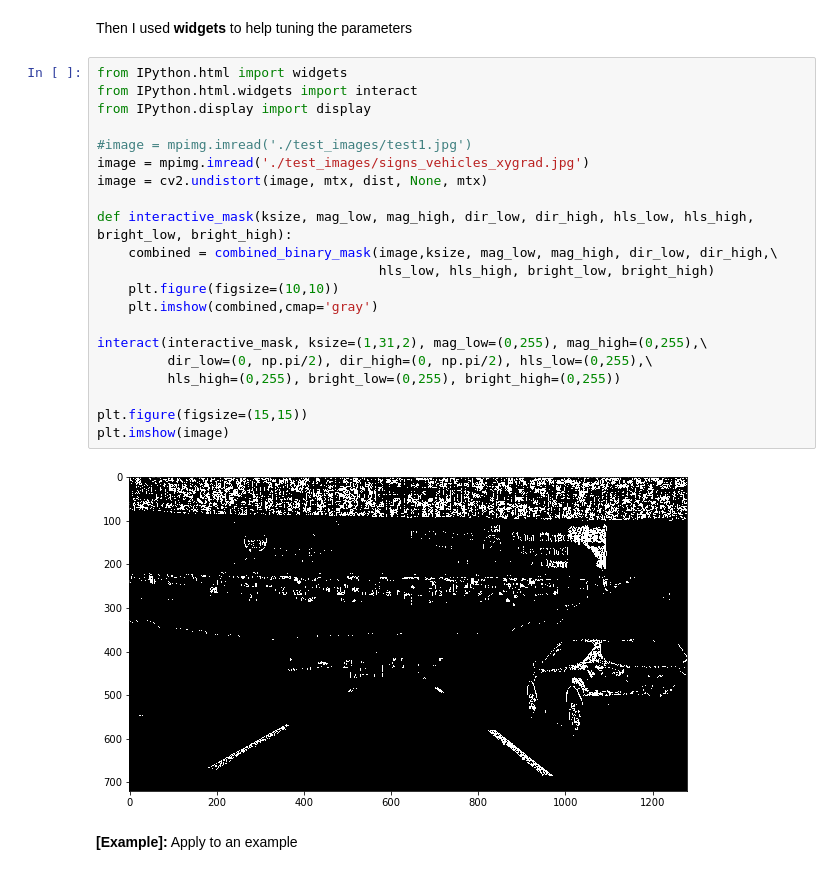
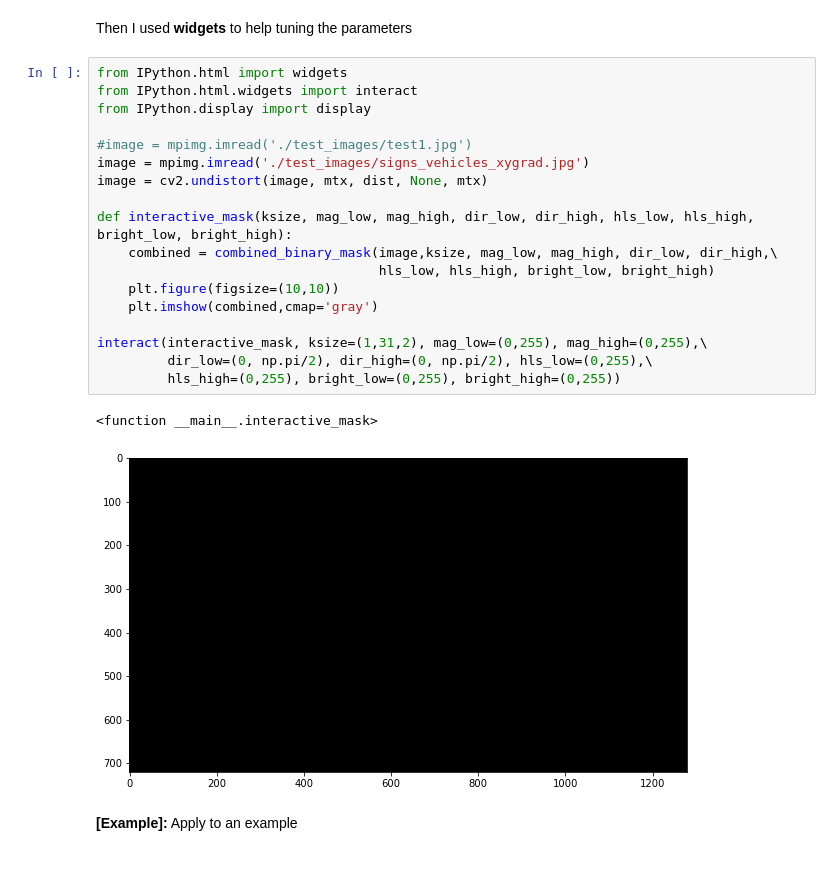
Before and after one commit to bobondemon/Lane-Line-Finding, a Jupyter notebook: Advanced-Lane-Finding.ipynb, the cells around one changed output. Saved outputs shown, nothing was run; the diff lists cells and outputs as text.

```diff
--- a/Advanced-Lane-Finding.ipynb
+++ b/Advanced-Lane-Finding.ipynb
@@ -200,26 +200,24 @@ Then I used **widgets** to help tuning the parameters
 # %%
 from IPython.html import widgets
 from IPython.html.widgets import interact
 from IPython.display import display
 
 #image = mpimg.imread('./test_images/test1.jpg')
 image = mpimg.imread('./test_images/signs_vehicles_xygrad.jpg')
 image = cv2.undistort(image, mtx, dist, None, mtx)
 
 def interactive_mask(ksize, mag_low, mag_high, dir_low, dir_high, hls_low, hls_high, bright_low, bright_high):
     combined = combined_binary_mask(image,ksize, mag_low, mag_high, dir_low, dir_high,\
                                     hls_low, hls_high, bright_low, bright_high)
     plt.figure(figsize=(10,10))
     plt.imshow(combined,cmap='gray')
 
 interact(interactive_mask, ksize=(1,31,2), mag_low=(0,255), mag_high=(0,255),\
          dir_low=(0, np.pi/2), dir_high=(0, np.pi/2), hls_low=(0,255),\
          hls_high=(0,255), bright_low=(0,255), bright_high=(0,255))
-
-plt.figure(figsize=(15,15))
-plt.imshow(image)
 # %% [output]
+<function __main__.interactive_mask>
-[figure, old version]
+[figure, new version]
 # %% [markdown]
 **[Example]:** Apply to an example
 # %%
```
Also changed, not shown: parts of 5 cells of this notebook, 4 other files.
